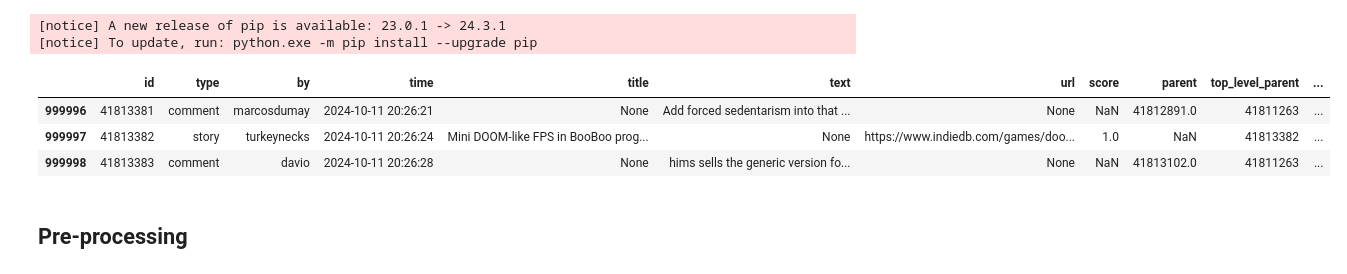
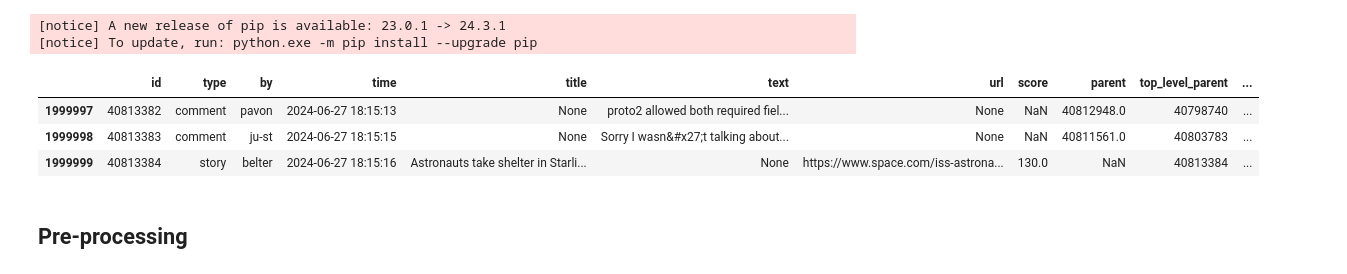
Before and after one commit to davidhaas6/hn-market-research, a Jupyter notebook: keyword-search.ipynb, the cells around one changed output. Saved outputs shown, nothing was run; the diff lists cells and outputs as text; code cells hidden in the pictures.

```diff
--- a/keyword-search.ipynb
+++ b/keyword-search.ipynb
@@ -41,18 +43,19 @@ except LookupError:
     nltk.download('stopwords')
     nltk.download('wordnet')
 # %%
+# df = pd.read_parquet('hf://datasets/OpenPipe/hacker-news')
 ds = load_dataset("OpenPipe/hacker-news") # streaming=True
-df = pd.DataFrame(ds['train'][-1_000_000:-1])
+df = pd.DataFrame(ds['train'][-3_000_000:-1_000_000])
 
 stories = df[df.type == 'story']
 comments = df[df.type == 'comment']
 
 df.tail(3)
 # %% [output]
 |  | id | type | by | time | title | text | url | score | parent | top_level_parent | ... |
-| 999996 | 41813381 | comment | marcosdumay | 2024-10-11 20:26:21 | None | Add forced sedentarism into that ... | None | NaN | 41812891.0 | 41811263 | ... |
-| 999997 | 41813382 | story | turkeynecks | 2024-10-11 20:26:24 | Mini DOOM-like FPS in BooBoo prog... | None | https://www.indiedb.com/games/doo... | 1.0 | NaN | 41813382 | ... |
-| 999998 | 41813383 | comment | davio | 2024-10-11 20:26:28 | None | hims sells the generic version fo... | None | NaN | 41813102.0 | 41811263 | ... |
+| 1999997 | 40813382 | comment | pavon | 2024-06-27 18:15:13 | None | proto2 allowed both required fiel... | None | NaN | 40812948.0 | 40798740 | ... |
+| 1999998 | 40813383 | comment | ju-st | 2024-06-27 18:15:15 | None | Sorry I wasn&#x27;t talking about... | None | NaN | 40811561.0 | 40803783 | ... |
+| 1999999 | 40813384 | story | belter | 2024-06-27 18:15:16 | Astronauts take shelter in Starli... | None | https://www.space.com/iss-astrona... | 130.0 | NaN | 40813384 | ... |
 # %% [markdown]
 ## Pre-processing
 # %%
```
Also changed, not shown: parts of 11 cells of this notebook, 3 other files.
